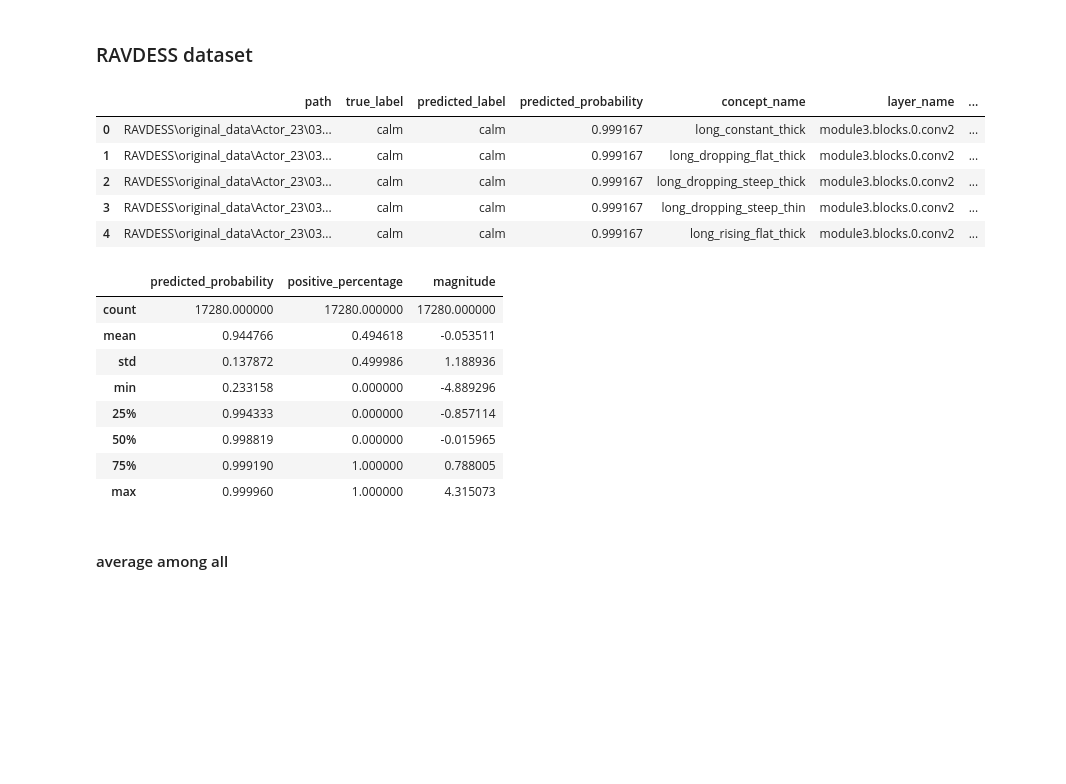
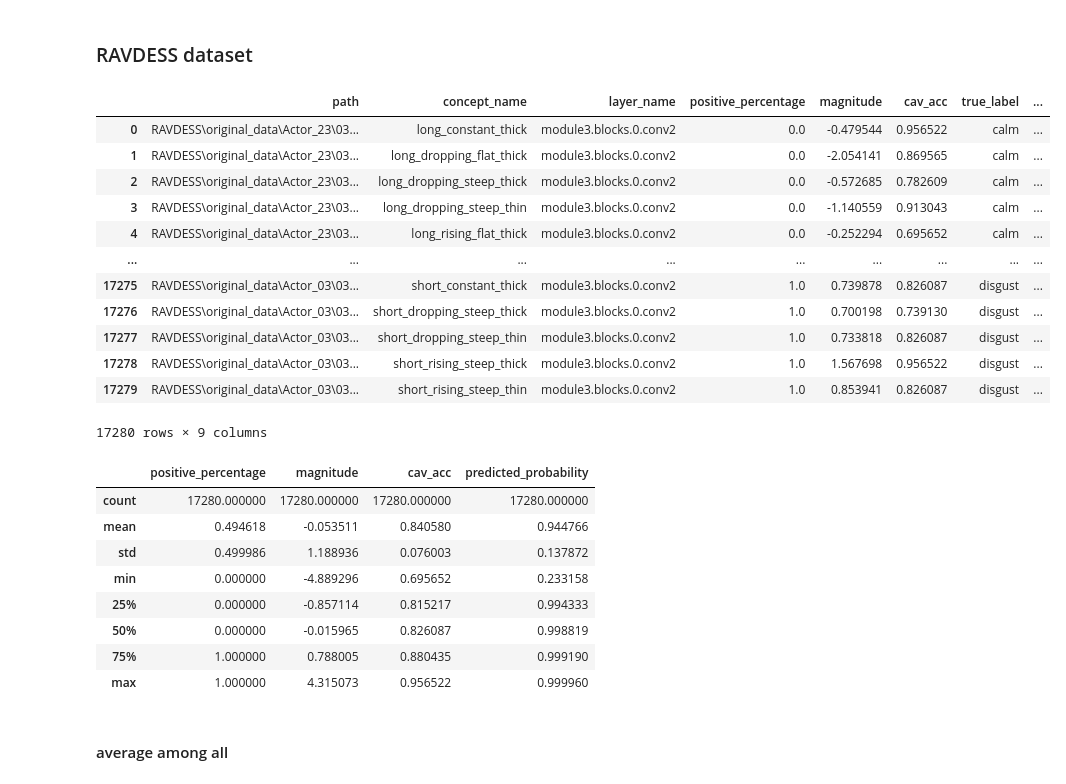
Before and after one commit to Ely6899/Audio_processing_project, a Jupyter notebook: Models/SentimentAnalysis/data_examination.ipynb, the cells around one changed output. Drawn from its saved outputs; the diff is of its cells as text; code cells hidden in the pictures; blank space fills up the shorter version.

Commit message:
adding cav_accuracy to code and csv
1. modifing the code in tcav_demo.py to calc & include cav_accuracy
2. updating data_examination.ipynb to show the cav_accuracy column

```diff
--- a/Models/SentimentAnalysis/data_examination.ipynb
+++ b/Models/SentimentAnalysis/data_examination.ipynb
@@ -106,29 +106,36 @@ from tcav_demo import get_tcav_per_sample
 #? OPTION 1: create the df:
 # df_merged = get_tcav_per_sample() # about 10 minutes to run
 
-#? OPTION 2: load tcav_per_sample_with_attributes.csv
-df_merged = pd.read_csv("tcav_per_sample_with_attributes.csv")
+#? OPTION 2: load tcav_per_sample_with_acc.csv
+per_sample_df = pd.read_csv("tcav_per_sample_with_acc.csv")
 
 ### df_merged since it's a merge of all_attributes.csv and tcav_per_sample.csv.
 # %%
-display(df_merged.head(5))
-display(df_merged.describe())
+display(per_sample_df)
+display(per_sample_df.describe())
 # %% [output]
-|  | path | true_label | predicted_label | predicted_probability | concept_name | layer_name | ... |
-| 0 | RAVDESS\original_data\Actor_23\03... | calm | calm | 0.999167 | long_constant_thick | module3.blocks.0.conv2 | ... |
-| 1 | RAVDESS\original_data\Actor_23\03... | calm | calm | 0.999167 | long_dropping_flat_thick | module3.blocks.0.conv2 | ... |
-| 2 | RAVDESS\original_data\Actor_23\03... | calm | calm | 0.999167 | long_dropping_steep_thick | module3.blocks.0.conv2 | ... |
-| 3 | RAVDESS\original_data\Actor_23\03... | calm | calm | 0.999167 | long_dropping_steep_thin | module3.blocks.0.conv2 | ... |
-| 4 | RAVDESS\original_data\Actor_23\03... | calm | calm | 0.999167 | long_rising_flat_thick | module3.blocks.0.conv2 | ... |
+|  | path | concept_name | layer_name | positive_percentage | magnitude | cav_acc | true_label | ... |
+| 0 | RAVDESS\original_data\Actor_23\03... | long_constant_thick | module3.blocks.0.conv2 | 0.0 | -0.479544 | 0.956522 | calm | ... |
+| 1 | RAVDESS\original_data\Actor_23\03... | long_dropping_flat_thick | module3.blocks.0.conv2 | 0.0 | -2.054141 | 0.869565 | calm | ... |
+| 2 | RAVDESS\original_data\Actor_23\03... | long_dropping_steep_thick | module3.blocks.0.conv2 | 0.0 | -0.572685 | 0.782609 | calm | ... |
+| 3 | RAVDESS\original_data\Actor_23\03... | long_dropping_steep_thin | module3.blocks.0.conv2 | 0.0 | -1.140559 | 0.913043 | calm | ... |
+| 4 | RAVDESS\original_data\Actor_23\03... | long_rising_flat_thick | module3.blocks.0.conv2 | 0.0 | -0.252294 | 0.695652 | calm | ... |
+| ... | ... | ... | ... | ... | ... | ... | ... | ... |
+| 17275 | RAVDESS\original_data\Actor_03\03... | short_constant_thick | module3.blocks.0.conv2 | 1.0 | 0.739878 | 0.826087 | disgust | ... |
+| 17276 | RAVDESS\original_data\Actor_03\03... | short_dropping_steep_thick | module3.blocks.0.conv2 | 1.0 | 0.700198 | 0.739130 | disgust | ... |
+| 17277 | RAVDESS\original_data\Actor_03\03... | short_dropping_steep_thin | module3.blocks.0.conv2 | 1.0 | 0.733818 | 0.826087 | disgust | ... |
+| 17278 | RAVDESS\original_data\Actor_03\03... | short_rising_steep_thick | module3.blocks.0.conv2 | 1.0 | 1.567698 | 0.956522 | disgust | ... |
+| 17279 | RAVDESS\original_data\Actor_03\03... | short_rising_steep_thin | module3.blocks.0.conv2 | 1.0 | 0.853941 | 0.826087 | disgust | ... |
+17280 rows × 9 columns
-|  | predicted_probability | positive_percentage | magnitude |
-| count | 17280.000000 | 17280.000000 | 17280.000000 |
-| mean | 0.944766 | 0.494618 | -0.053511 |
-| std | 0.137872 | 0.499986 | 1.188936 |
-| min | 0.233158 | 0.000000 | -4.889296 |
-| 25% | 0.994333 | 0.000000 | -0.857114 |
-| 50% | 0.998819 | 0.000000 | -0.015965 |
-| 75% | 0.999190 | 1.000000 | 0.788005 |
-| max | 0.999960 | 1.000000 | 4.315073 |
+|  | positive_percentage | magnitude | cav_acc | predicted_probability |
+| count | 17280.000000 | 17280.000000 | 17280.000000 | 17280.000000 |
+| mean | 0.494618 | -0.053511 | 0.840580 | 0.944766 |
+| std | 0.499986 | 1.188936 | 0.076003 | 0.137872 |
+| min | 0.000000 | -4.889296 | 0.695652 | 0.233158 |
+| 25% | 0.000000 | -0.857114 | 0.815217 | 0.994333 |
+| 50% | 0.000000 | -0.015965 | 0.826087 | 0.998819 |
+| 75% | 1.000000 | 0.788005 | 0.880435 | 0.999190 |
+| max | 1.000000 | 4.315073 | 0.956522 | 0.999960 |
 # %% [markdown]
 #### average among all
 # %%
```
Also changed, not shown: parts of 17 cells of this notebook, 1 other file.
